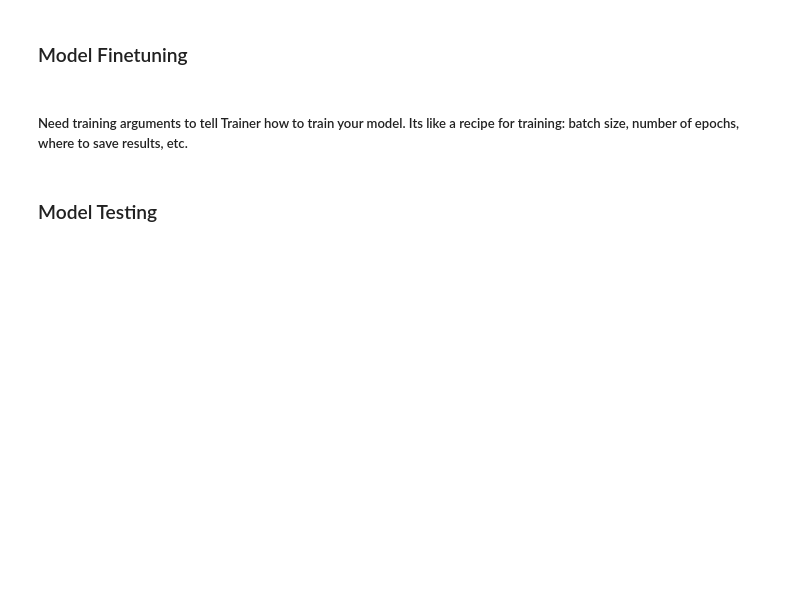
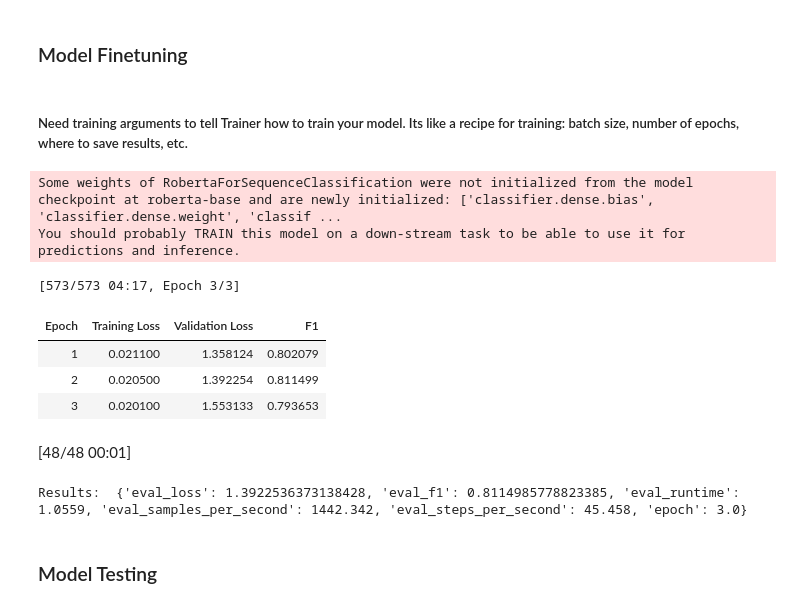
Before and after one commit to cpicazo8304/Disaster-Tweets-Prediction, a Jupyter notebook: notebooks/nlp-with-disaster-tweets.ipynb, the cells around one changed output. Drawn from its saved outputs; the diff is of its cells as text; code cells hidden in the pictures; blank space fills up the shorter version.

```diff
--- a/notebooks/nlp-with-disaster-tweets.ipynb
+++ b/notebooks/nlp-with-disaster-tweets.ipynb
@@ -266,23 +243,38 @@ Its like a recipe for training: batch size, number of epochs, where to save resu
 # %%
-# def compute_metrics(eval_pred):
-#     logits, labels = eval_pred
-#     preds = np.argmax(logits, axis=1)
-#     return {
-#         "f1": f1_score(labels, preds, average="weighted")
-#     }
+def compute_metrics(eval_pred):
+    logits, labels = eval_pred
+    preds = np.argmax(logits, axis=1)
+    return {
+        "f1": f1_score(labels, preds, average="weighted")
+    }
 # %%
 # data_collator = DataCollatorWithPadding(tokenizer=tokenizer)
+# %%
+warnings.filterwarnings("ignore")
+model = AutoModelForSequenceClassification.from_pretrained(model_name, num_labels=2)
+# %% [output]
+Some weights of RobertaForSequenceClassification were not initialized from the model checkpoint at roberta-base and are newly initialized: ['classifier.dense.bias', 'classifier.dense.weight', 'classif ...
+You should probably TRAIN this model on a down-stream task to be able to use it for predictions and inference.
 # %%
-# trainer = Trainer(
-#     model=model,
-#     args=training_args,
-#     train_dataset=train_dataset,
-#     eval_dataset=val_dataset,
-#     data_collator=data_collator,
-#     tokenizer=tokenizer,          # optional but helps with logging & saving
-#     compute_metrics=compute_metrics,
-# )
+warnings.filterwarnings("ignore")
+trainer = Trainer(
+    model=model,
+    args=training_args,
+    train_dataset=train_dataset,
+    eval_dataset=val_dataset,
+    tokenizer=tokenizer,          # optional but helps with logging & saving
+    compute_metrics=compute_metrics,
+)
 
-# trainer.train()
-# eval_results = trainer.evaluate()
-# print("Results: ", eval_results)
+warnings.filterwarnings("ignore")
+trainer.train()
+eval_results = trainer.evaluate()
+print("Results: ", eval_results)
+# %% [output]
+[573/573 04:17, Epoch 3/3]
+| Epoch | Training Loss | Validation Loss | F1 |
+| 1 | 0.021100 | 1.358124 | 0.802079 |
+| 2 | 0.020500 | 1.392254 | 0.811499 |
+| 3 | 0.020100 | 1.553133 | 0.793653 |
+[48/48 00:01]
+Results:  {'eval_loss': 1.3922536373138428, 'eval_f1': 0.8114985778823385, 'eval_runtime': 1.0559, 'eval_samples_per_second': 1442.342, 'eval_steps_per_second': 45.458, 'epoch': 3.0}
```
Also changed, not shown: parts of 15 cells of this notebook.
